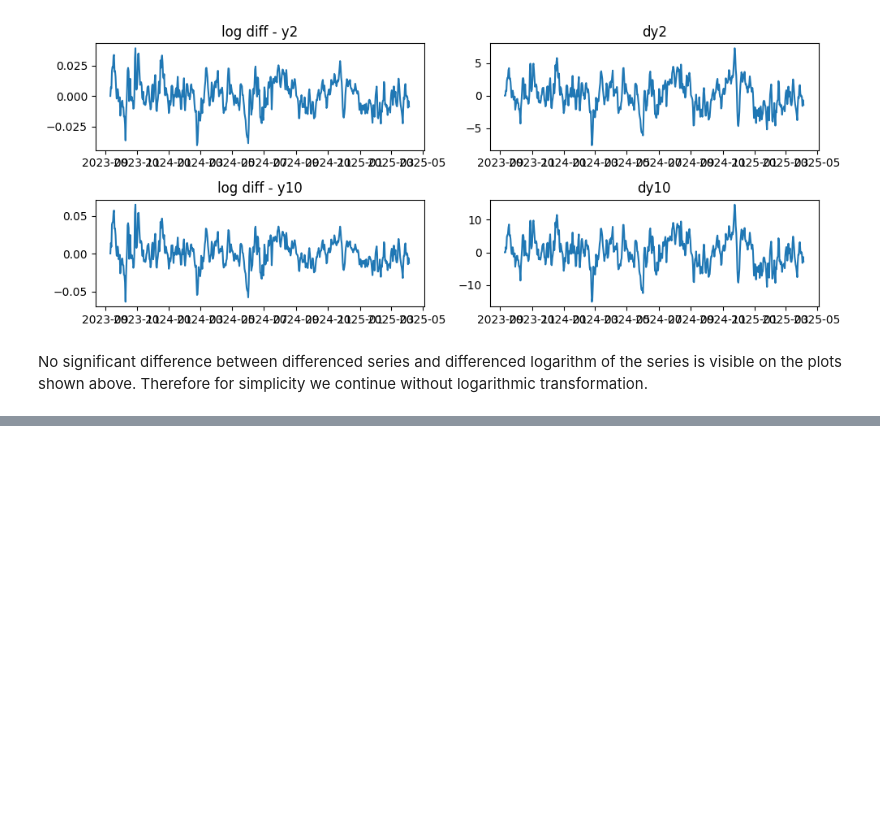
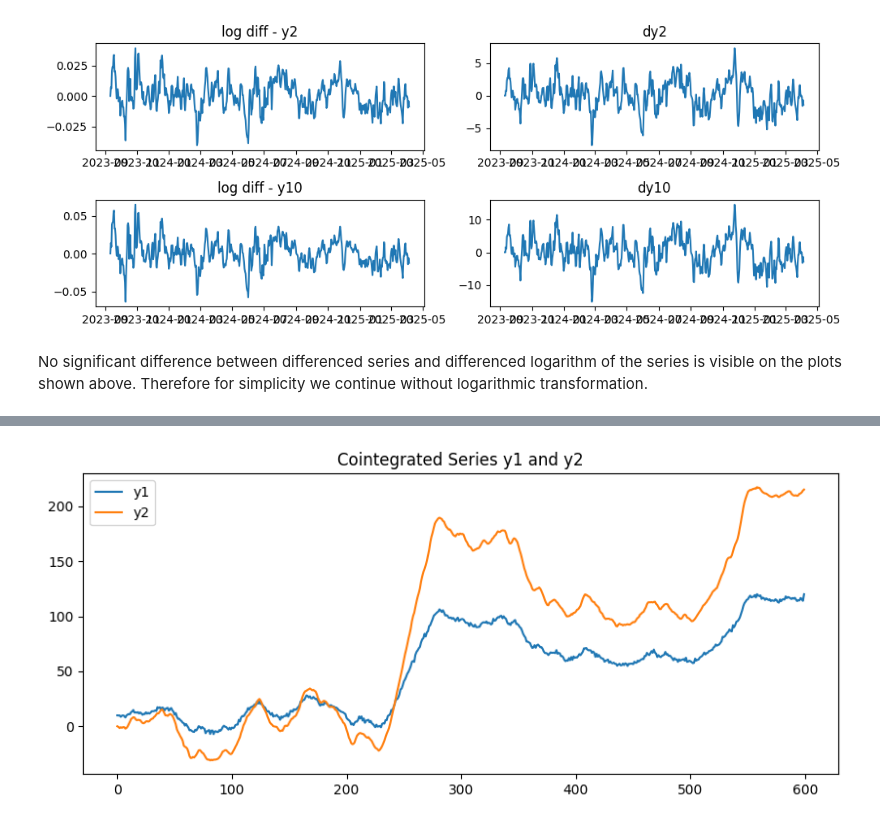
Before and after one commit to pjagiello01/Time-Series-Analysis, a Jupyter notebook: test.ipynb, the cells around one changed output, grey strips where cells are left out. Saved outputs shown, nothing was run; the diff lists cells and outputs as text; code cells hidden in the pictures; blank space fills up the shorter version.

```diff
--- a/test.ipynb
+++ b/test.ipynb
@@ -243,0 +374,23 @@ No significant difference between differenced series and differenced logarithm o
+# %%
+n = 600
+alpha = 0.85
+c = 10
+
+# Generate a stationary error correction term (cointegration residual)
+z = np.random.normal(0, 1, size=n)
+
+# Initialize y2 as a random walk with AR(1) dynamics in differences
+dy2 = np.zeros(n)
+for t in range(1, n):
+    dy2[t] = alpha * dy2[t - 1] + np.random.normal(0, 1)
+y2 = np.cumsum(dy2)
+
+# Construct y1 such that: y1 = -0.5*y2 + z  =>  y1 + 0.5*y2 = z (stationary)
+y1 = c + 0.5 * y2 + z
+
+# Combine into a DataFrame
+df = pd.DataFrame({'y1': y1, 'y2': y2})
+df.plot(title='Cointegrated Series y1 and y2', figsize=(10, 4))
+plt.show()
+# %% [output]
+[figure, added]
```
Also changed, not shown: parts of 13 cells of this notebook, 2 other files.
